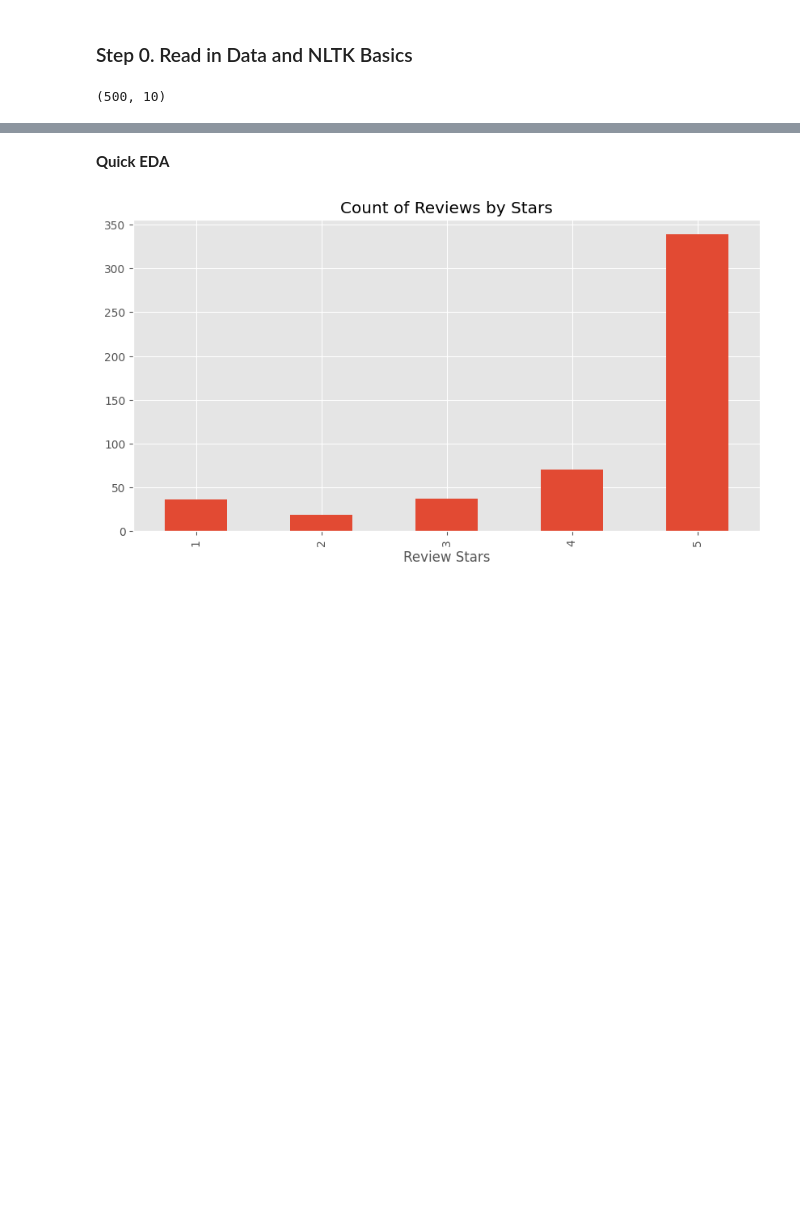
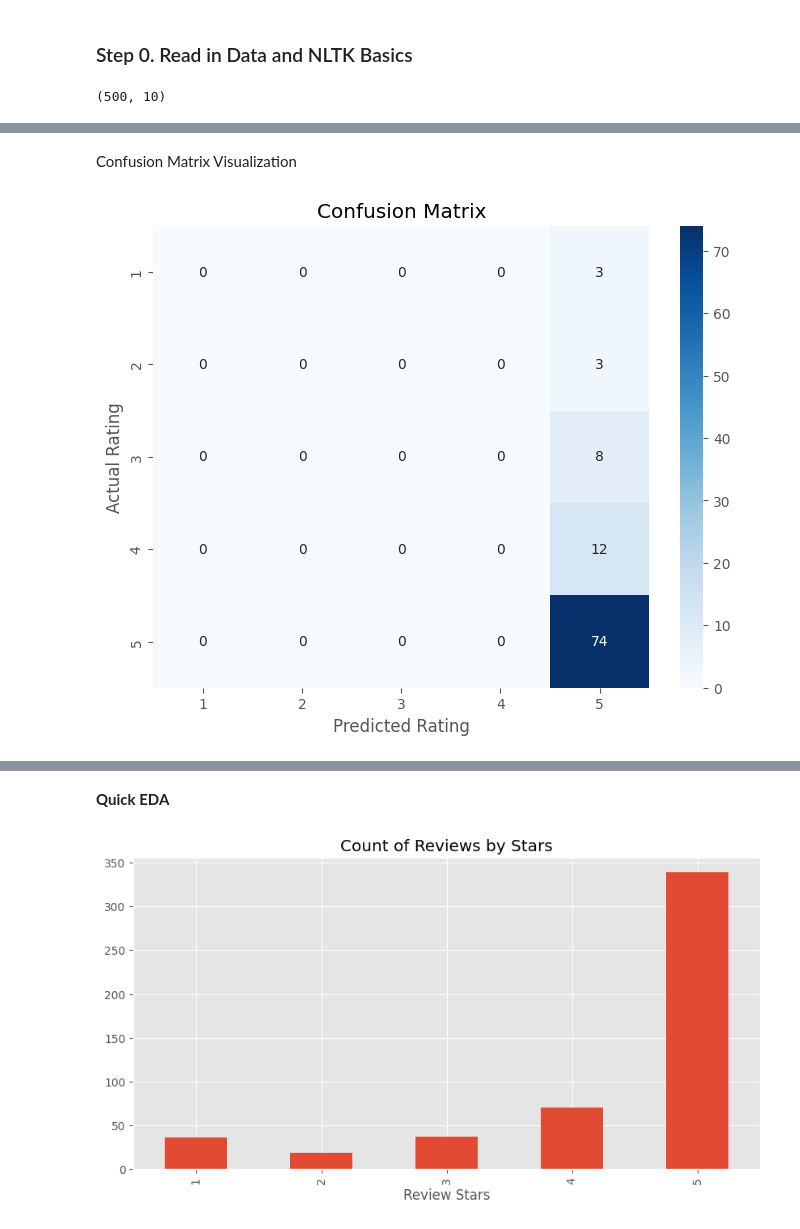
Before and after one commit to recodehive/Scrape-ML, a Jupyter notebook: amazon_scrapping/Sentiment_Analysis.ipynb, the cells around one changed output, grey strips where cells are left out. Saved outputs shown, nothing was run; the diff lists cells and outputs as text; code cells hidden in the pictures; blank space fills up the shorter version.

```diff
--- a/amazon_scrapping/Sentiment_Analysis.ipynb
+++ b/amazon_scrapping/Sentiment_Analysis.ipynb
@@ -21,6 +24,6 @@ import nltk
 # %%
 # Read in data
-df = pd.read_csv('/content/Reviews.csv')
+df = pd.read_csv('/content/Dataset-Amazon_Reviews.csv')
 print(df.shape)
 # %% [output]
 (500, 10)
@@ -33,3 +67,15 @@ df.head()
 | 2 | 3 | B000LQOCH0 | ABXLMWJIXXAIN | Natalia Corres "Natalia Corres" | 1 | 1 | 4 | ... |
 | 3 | 4 | B000UA0QIQ | A395BORC6FGVXV | Karl | 3 | 3 | 2 | ... |
 | 4 | 5 | B006K2ZZ7K | A1UQRSCLF8GW1T | Michael D. Bigham "M. Wassir" | 0 | 0 | 5 | ... |
+# %%
+from sklearn.model_selection import train_test_split
+from sklearn.feature_extraction.text import TfidfVectorizer
+from sklearn.linear_model import LogisticRegression
+from sklearn.metrics import accuracy_score, classification_report, confusion_matrix
+df['Text'] = df['Text'].apply(clean_text)
+
+# 4. Split the Data into Training and Testing Sets
+X = df['Text']
+y = df['Score']
+
+X_train, X_test, y_train, y_test = train_test_split(X, y, test_size=0.2, random_state=42)
@@ -35,0 +85,4 @@ df.head()
+# %%
+tfidf = TfidfVectorizer()
+X_train = tfidf.fit_transform(X_train)
+X_test = tfidf.transform(X_test)
@@ -35,0 +91,9 @@ df.head()
+# %%
+model = LogisticRegression()
+model.fit(X_train, y_train)
+
+# Evaluation
+y_pred = model.predict(X_test)
+accuracy = accuracy_score(y_test, y_pred)
+print(f'Accuracy: {accuracy}')
+print(classification_report(y_test, y_pred))
@@ -35,0 +113,12 @@ df.head()
+# %% [markdown]
+Confusion Matrix Visualization
+# %%
+cm = confusion_matrix(y_test, y_pred)
+plt.figure(figsize=(8, 6))
+sns.heatmap(cm, annot=True, fmt='d', cmap='Blues', xticklabels=np.arange(1, 6), yticklabels=np.arange(1, 6))
+plt.xlabel('Predicted Rating')
+plt.ylabel('Actual Rating')
+plt.title('Confusion Matrix')
+plt.show()
+# %% [output]
+[figure, added]
```
Also changed, not shown: parts of 10 cells of this notebook.
